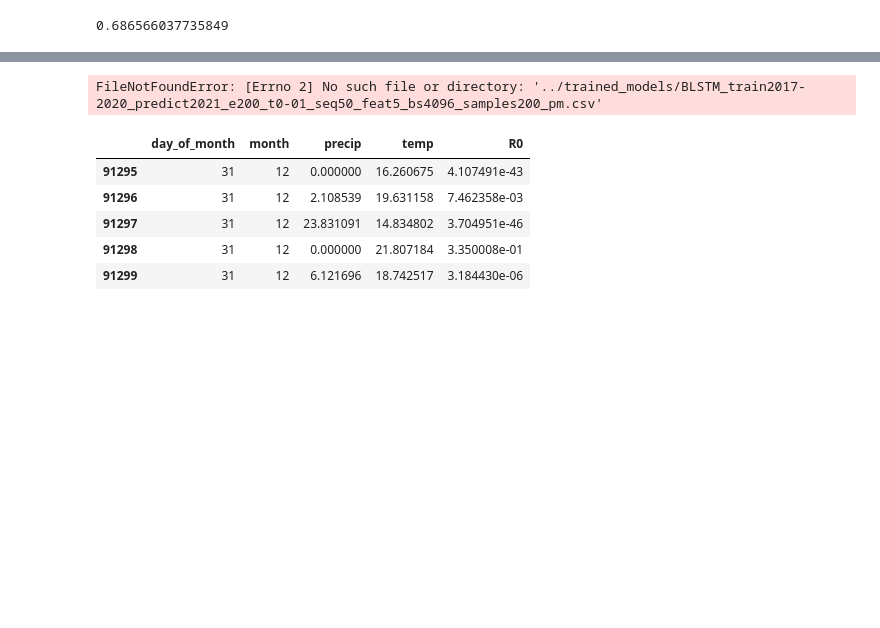
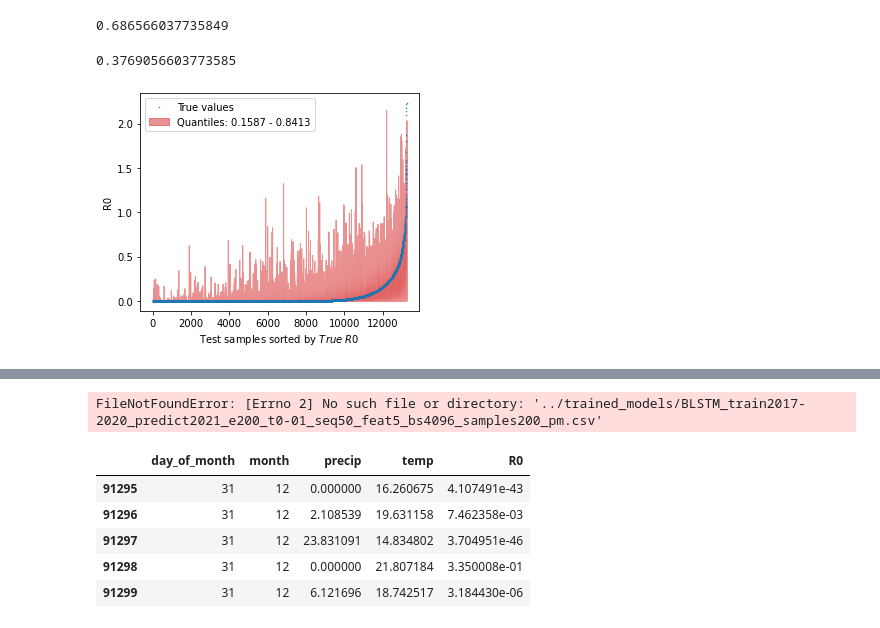
Before and after one commit to IBM/UQ-climate-impact-benchmarking, a Jupyter notebook: emsemble_modeling.ipynb, the cells around one changed output, grey strips where cells are left out. Cells and saved outputs as stored; diff of their text form; code cells hidden in the pictures; blank space fills up the shorter version.

```diff
--- a/emsemble_modeling.ipynb
+++ b/emsemble_modeling.ipynb
@@ -273,2 +280,10 @@ plotting.hit_rate(test_df, 'R0', 'R0 sigplus', 'R0 sigminus')
 # %% [output]
 0.686566037735849
+# %%
+plotting.hit_rate(df_test_rfqr, 'R0', 'R0 upper', 'R0 lower')
+# %% [output]
+0.3769056603773585
+# %%
+fig = plotting.plot_true_in_interval(df_test_rfqr, 'R0', 'figures/rfqr_2017-2021_interval.pdf')
+# %% [output]
+[figure, added]
```
Also changed, not shown: parts of 22 cells of this notebook, 3 other files.
